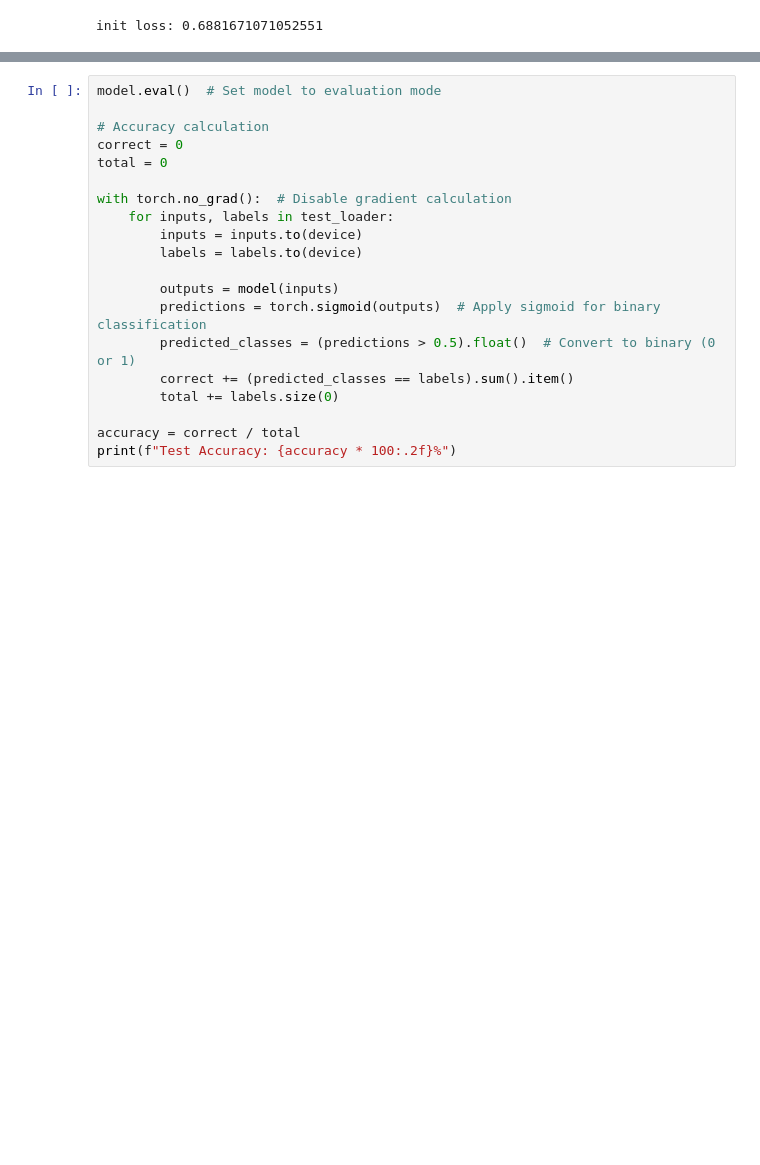
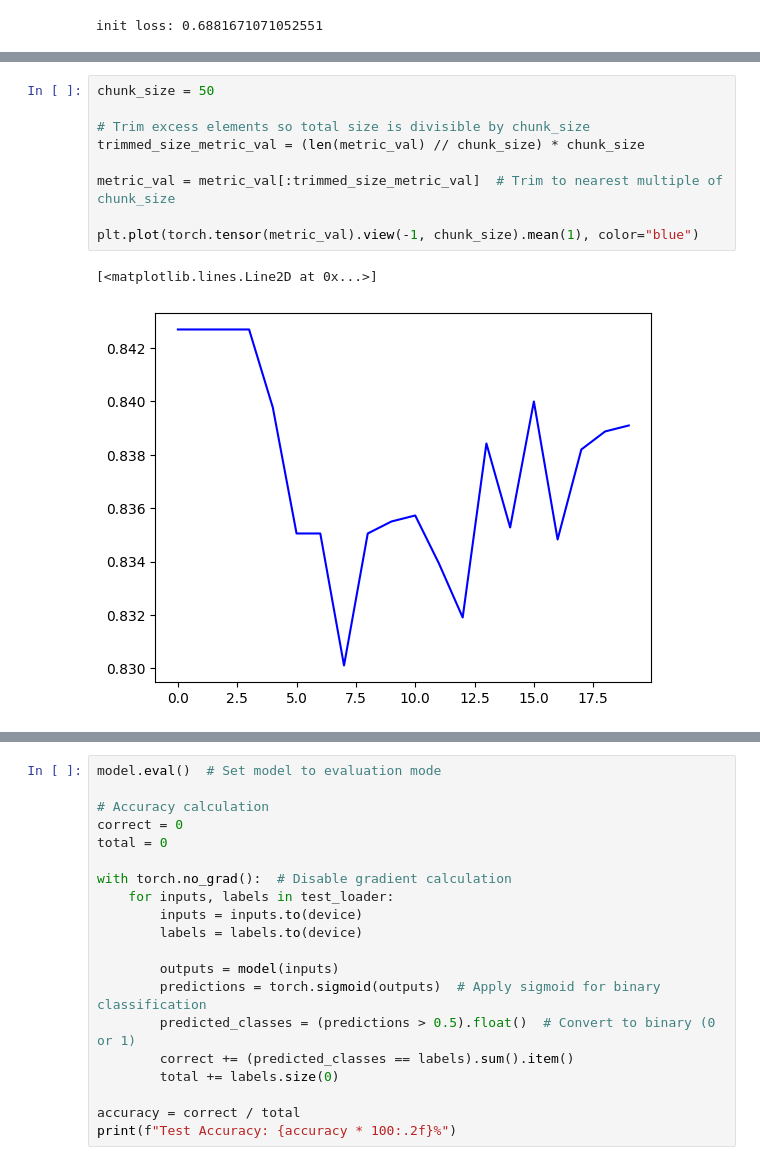
Before and after one commit to Shivanshu10/Pytorch-Tutorial, a Jupyter notebook: titanic.ipynb, the cells around one changed output, grey strips where cells are left out. Saved outputs shown, nothing was run; the diff lists cells and outputs as text; blank space fills up the shorter version.

```diff
--- a/titanic.ipynb
+++ b/titanic.ipynb
@@ -594,3 +598,15 @@ plt.plot(torch.tensor(lossi_val).view(-1, chunk_size).mean(1), color="red")
+# %%
+chunk_size = 50
+
+# Trim excess elements so total size is divisible by chunk_size
+trimmed_size_metric_val = (len(metric_val) // chunk_size) * chunk_size
+
+metric_val = metric_val[:trimmed_size_metric_val]  # Trim to nearest multiple of chunk_size
+
+plt.plot(torch.tensor(metric_val).view(-1, chunk_size).mean(1), color="blue")
+# %% [output]
+[<matplotlib.lines.Line2D at 0x...>]
+[figure, added]
 # %%
 # visualize activations
 plt.figure(figsize=(20, 4))
```
Also changed, not shown: parts of 6 cells of this notebook.
